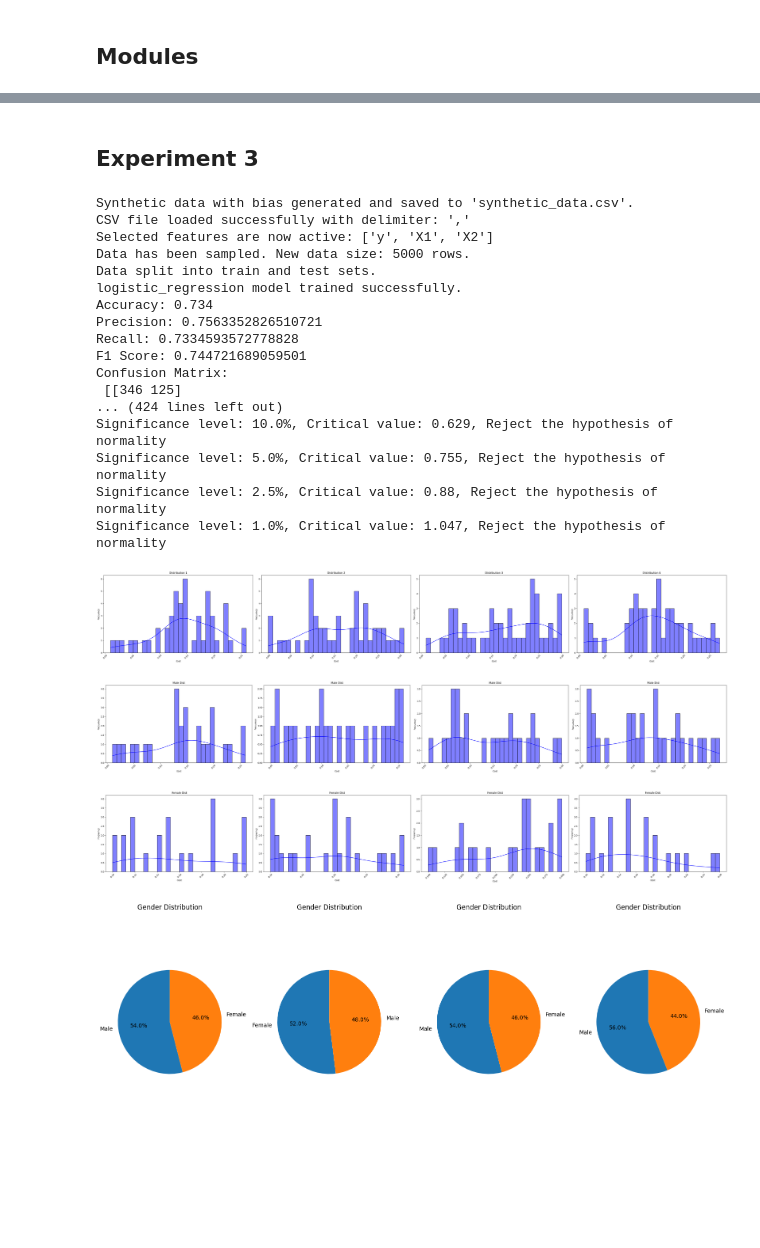
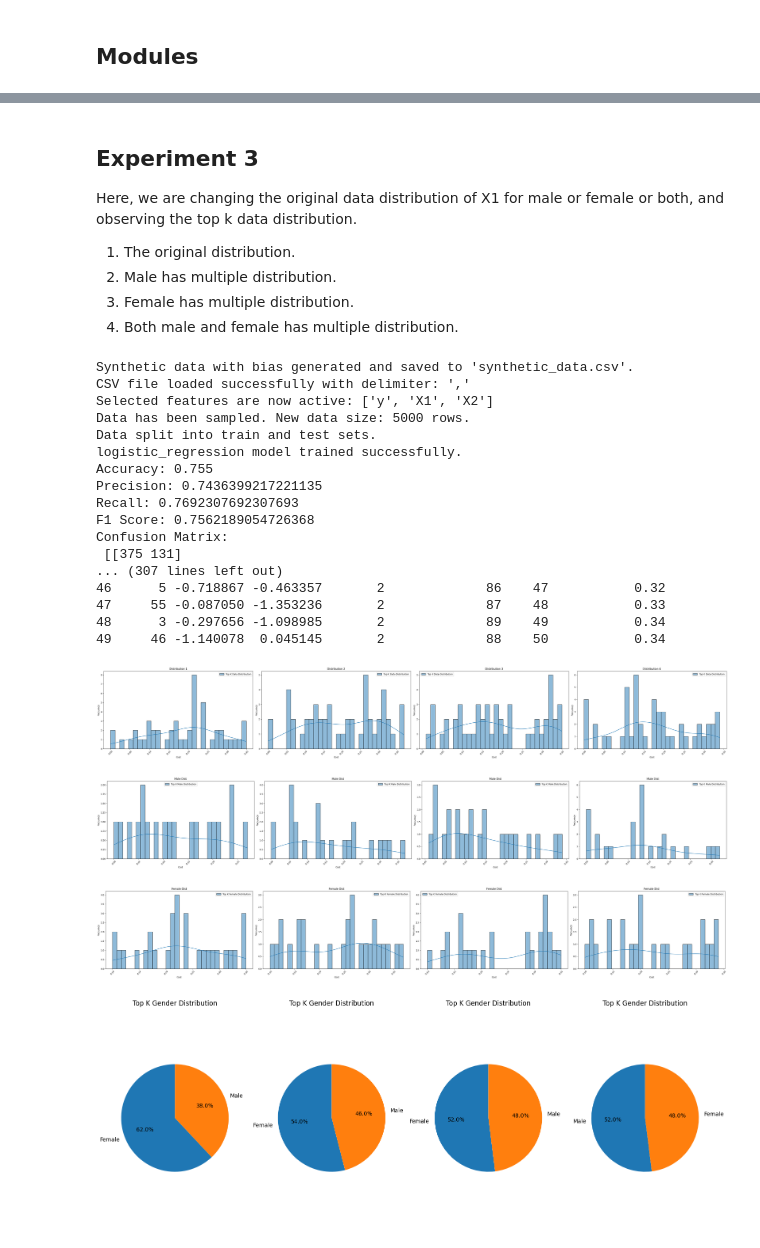
Before and after one commit to AsifAhmedShodip/MyRecourseProject, a Jupyter notebook: notebooks/experiment.ipynb, the cells around one changed output, grey strips where cells are left out. Cells and saved outputs as stored; diff of their text form; code cells hidden in the pictures; blank space fills up the shorter version.

```diff
--- a/notebooks/experiment.ipynb
+++ b/notebooks/experiment.ipynb
@@ -316,7 +327,7 @@ gender_proportions = [0.6, 0.4]
 param_grid = {
     'dataset_size': [10000],
     'distributions': [distributions1],
-    'sample_size': [2000],
+    'sample_size': [5000],
     'model_type': ['logistic_regression'],
     'percentage_to_help': [0.7],
     'top_k': [10],
@@ -341,8 +352,12 @@ for params in all_params:
     recourse_with_rewards_list.append(recourse_with_rewards)
     top_k_data_list.append(top_k_data)
 
+# top_k_male_list = [df[df['Gender'] == 1] for df in top_k_data_list]
+# top_k_female_list = [df[df['Gender'] == 2] for df in top_k_data_list]
+
 plot_side_by_side_histograms([recourse_without_rewards_list[0], recourse_with_rewards_list[0], top_k_data_list[0]],
-                             titles=['Recourse Without Rewards', 'Recourse With Rewards', 'Top K Data'])
+                             titles=['Recourse Without Rewards', 'Recourse With Rewards', 'Top K Data'],
+                             legend_labels=['Recourse Without Rewards', 'Recourse With Rewards', 'Top K Data'])
 plot_gender_pie_charts(top_k_data_list)
 # %% [output]
 Synthetic data with bias generated and saved to 'synthetic_data.csv'.
@@ -445,5 +458,12 @@ Significance level: 1.0%, Critical value: 1.05, Reject the hypothesis of normali
-# %% [markdown]
-## Experiment 3
+# %% [markdown]
+## Experiment 3
+
+Here, we are changing the original data distribution of X1 for male or female or both, and observing the top k data distribution.
+
+1. The original distribution.
+2. Male has multiple distribution.
+3. Female has multiple distribution.
+4. Both male and female has multiple distribution.
 # %%
 import itertools
 
@@ -460,12 +480,12 @@ distributions2 = {
 
 distributions3 = {
     1: {'X1': [('uniform', (40, 70))], 'X2': [('normal', (65, 15))]},  # Male distributions
-    2: {'X1': [('uniform', (30, 60)), ('power_law', (3, 45))], 'X2': [('normal', (55, 15))]}   # Female distributions
+    2: {'X1': [('uniform', (30, 60)), ('power_law', (3, 30))], 'X2': [('normal', (55, 15))]}   # Female distributions
 }
 
 distributions4 = {
     1: {'X1': [('uniform', (40, 70)), ('normal', (55, 10))], 'X2': [('normal', (65, 15))]},  # Male distributions
-    2: {'X1': [('uniform', (30, 60)), ('power_law', (3, 45))], 'X2': [('normal', (55, 15))]}   # Female distributions
+    2: {'X1': [('uniform', (30, 60)), ('power_law', (3, 30))], 'X2': [('normal', (55, 15))]}   # Female distributions
 }
 
 gender_proportions = [0.6, 0.4]
@@ -483,51 +503,56 @@ param_grid = {
 
 all_params = [dict(zip(param_grid.keys(), values)) for values in itertools.product(*param_grid.values())]
 
+
 results = []
 recourse_without_rewards_list = []
 recourse_with_rewards_list = []
 top_k_data_list = []
+
 
 for params in all_params:
     recourse_without_rewards, recourse_with_rewards = experiment(params)
 
     top_k = int(params['sample_size']/100)
     top_k_data = recourse_with_rewards.head(top_k)
 
     recourse_without_rewards_list.append(recourse_without_rewards)
     recourse_with_rewards_list.append(recourse_with_rewards)
     top_k_data_list.append(top_k_data)
 
 # plot_side_by_side_histograms(recourse_without_rewards_list,titles=['title1','title2','title3','title4','title5'])
 # plot_side_by_side_histograms(recourse_with_rewards_list,titles=['title1','title2','title3','title4','title5'])
-plot_side_by_side_histograms(top_k_data_list,titles=['Distribution 1', 'Distribution 2', 'Distribution 3', 'Distribution 4'])
+plot_side_by_side_histograms(top_k_data_list,titles=['Distribution 1', 'Distribution 2', 'Distribution 3', 'Distribution 4'],
+                            legend_labels=['Top K Data Distribution', 'Top K Data Distribution', 'Top K Data Distribution', 'Top K Data Distribution'])
 
 top_k_male_list = [df[df['Gender'] == 1] for df in top_k_data_list]
 top_k_female_list = [df[df['Gender'] == 2] for df in top_k_data_list]
 
-plot_side_by_side_histograms(top_k_male_list, titles=['Male Dist', 'Male Dist','Male Dist','Male Dist'])
-plot_side_by_side_histograms(top_k_female_list, titles=['Female Dist', 'Female Dist', 'Female Dist', 'Female Dist' ])
+plot_side_by_side_histograms(top_k_male_list, titles=['Male Dist', 'Male Dist','Male Dist','Male Dist'],
+                             legend_labels=['Top K Male Distribution', 'Top K Male Distribution', 'Top K Male Distribution', 'Top K Male Distribution'])
+plot_side_by_side_histograms(top_k_female_list, titles=['Female Dist', 'Female Dist', 'Female Dist', 'Female Dist' ],
+                             legend_labels=['Top K Female Distribution', 'Top K Female Distribution', 'Top K Female Distribution', 'Top K Female Distribution'])
 
 plot_gender_pie_charts(top_k_data_list)
 # %% [output]
 Synthetic data with bias generated and saved to 'synthetic_data.csv'.
 CSV file loaded successfully with delimiter: ','
 Selected features are now active: ['y', 'X1', 'X2']
 Data has been sampled. New data size: 5000 rows.
 Data split into train and test sets.
 logistic_regression model trained successfully.
-Accuracy: 0.734
-Precision: 0.7563352826510721
-Recall: 0.7334593572778828
-F1 Score: 0.744721689059501
+Accuracy: 0.755
+Precision: 0.7436399217221135
+Recall: 0.7692307692307693
+F1 Score: 0.7562189054726368
 Confusion Matrix:
- [[346 125]
-... (424 lines left out)
-Significance level: 10.0%, Critical value: 0.629, Reject the hypothesis of normality
-Significance level: 5.0%, Critical value: 0.755, Reject the hypothesis of normality
-Significance level: 2.5%, Critical value: 0.88, Reject the hypothesis of normality
-Significance level: 1.0%, Critical value: 1.047, Reject the hypothesis of normality
+ [[375 131]
+... (307 lines left out)
+46      5 -0.718867 -0.463357       2             86    47           0.32
+47     55 -0.087050 -1.353236       2             87    48           0.33
+48      3 -0.297656 -1.098985       2             89    49           0.34
+49     46 -1.140078  0.045145       2             88    50           0.34
-[figure, old version]
+[figure, new version]
-[figure, old version]
+[figure, new version]
-[figure, old version]
+[figure, new version]
-[figure, old version]
+[figure, new version]
```
Also changed, not shown: parts of 11 cells of this notebook, 1 other file.
